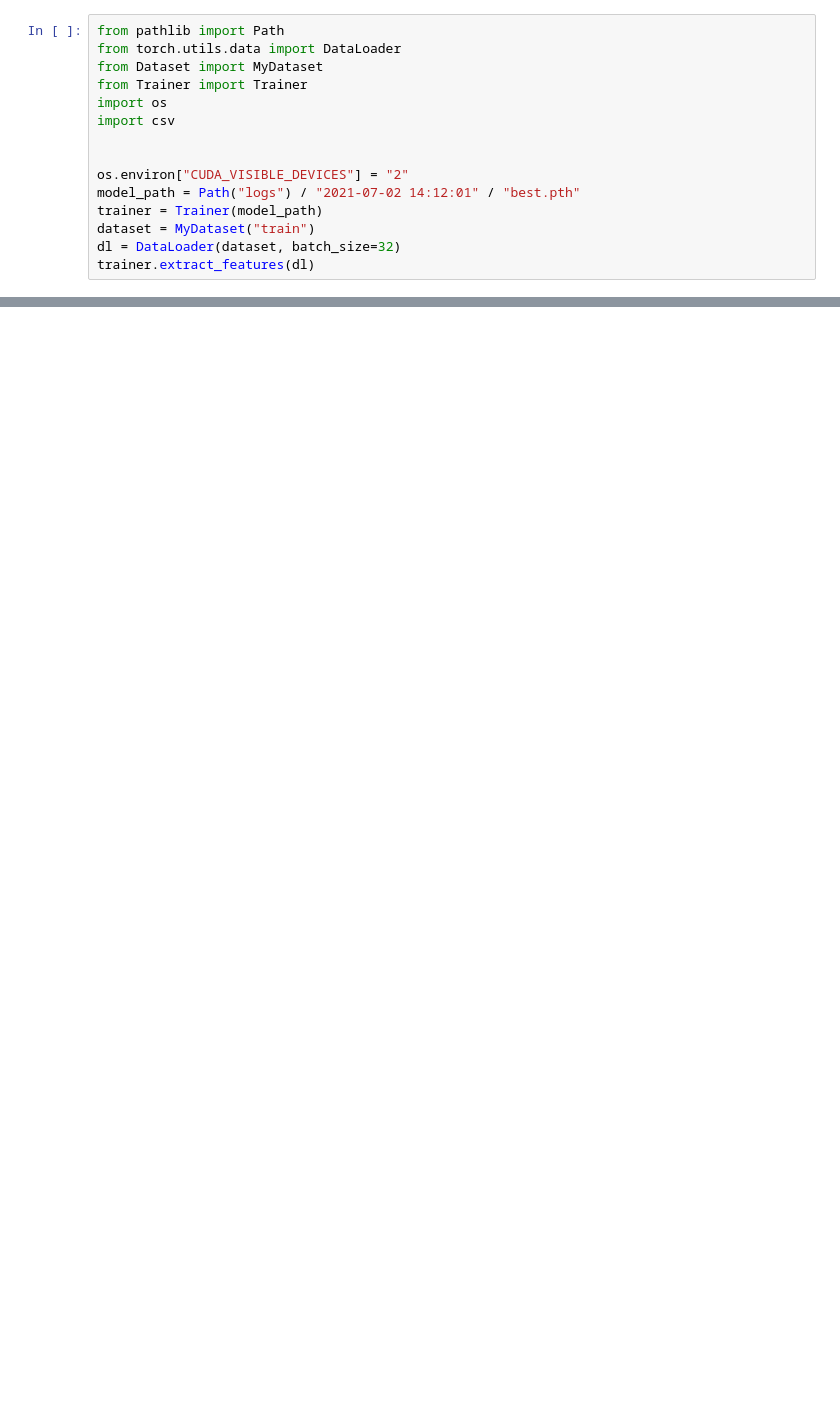
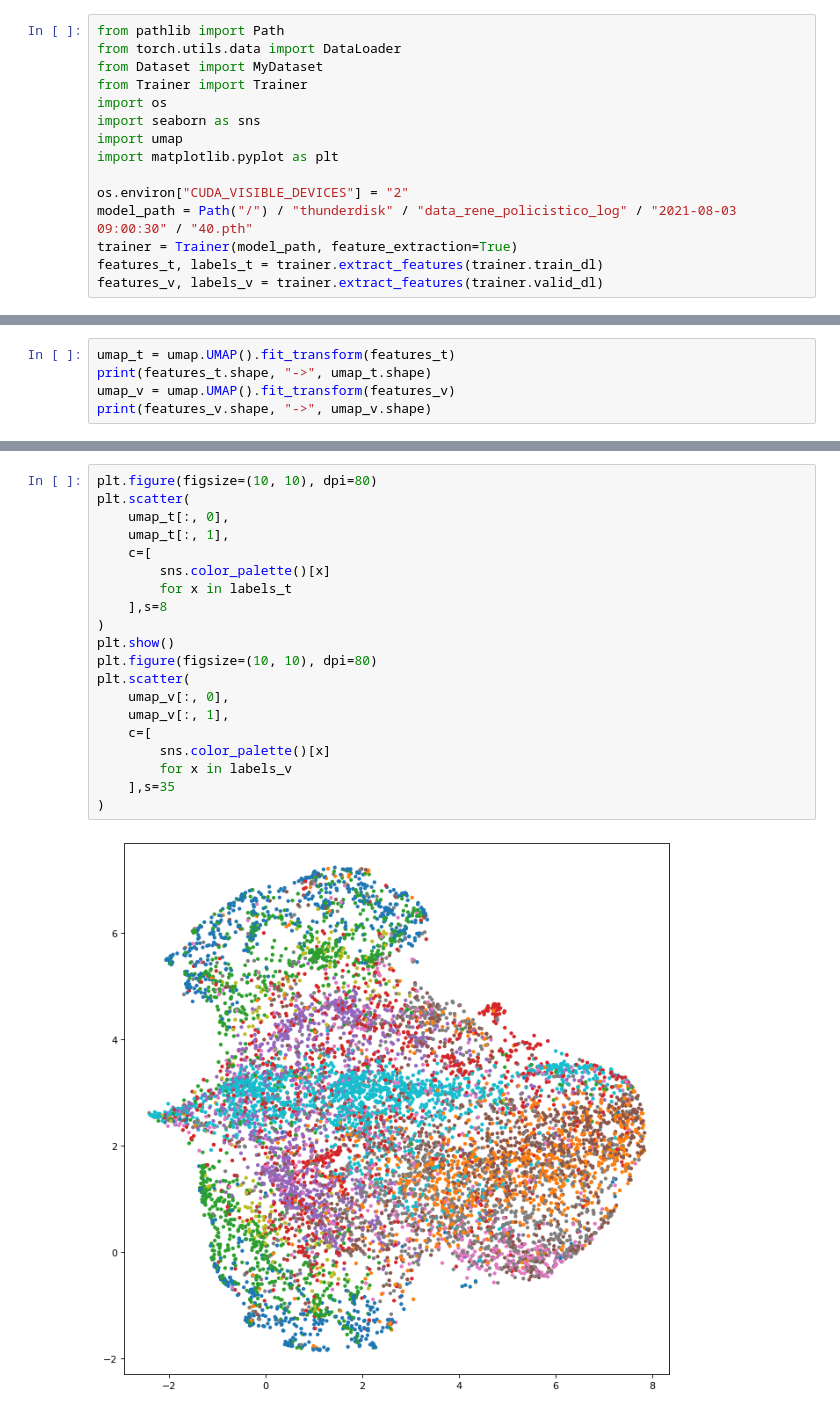
Before and after one commit to MarcoDiFrancesco/DeepGalaxies, a Jupyter notebook: extract-features.ipynb, the cells around one changed output, grey strips where cells are left out. Saved outputs shown, nothing was run; the diff lists cells and outputs as text; blank space fills up the shorter version.

Commit message:
Add feature extraction notebook

```diff
--- a/extract-features.ipynb
+++ b/extract-features.ipynb
@@ -4,13 +4,13 @@ from torch.utils.data import DataLoader
 from Dataset import MyDataset
 from Trainer import Trainer
 import os
-import csv
-
+import seaborn as sns
+import umap
+import matplotlib.pyplot as plt
 
 os.environ["CUDA_VISIBLE_DEVICES"] = "2"
-model_path = Path("logs") / "2021-07-02 14:12:01" / "best.pth"
-trainer = Trainer(model_path)
-dataset = MyDataset("train")
-dl = DataLoader(dataset, batch_size=32)
-trainer.extract_features(dl)
+model_path = Path("/") / "thunderdisk" / "data_rene_policistico_log" / "2021-08-03 09:00:30" / "40.pth"
+trainer = Trainer(model_path, feature_extraction=True)
+features_t, labels_t = trainer.extract_features(trainer.train_dl)
+features_v, labels_v = trainer.extract_features(trainer.valid_dl)
 # %% [output]
@@ -19,0 +20,5 @@ AttributeError: 'DataParallel' object has no attribute 'feature_extraction'
+# %%
+umap_t = umap.UMAP().fit_transform(features_t)
+print(features_t.shape, "->", umap_t.shape)
+umap_v = umap.UMAP().fit_transform(features_v)
+print(features_v.shape, "->", umap_v.shape)
@@ -19,0 +28,22 @@ AttributeError: 'DataParallel' object has no attribute 'feature_extraction'
+# %%
+plt.figure(figsize=(10, 10), dpi=80)
+plt.scatter(
+    umap_t[:, 0],
+    umap_t[:, 1],
+    c=[
+        sns.color_palette()[x]
+        for x in labels_t
+    ],s=8
+)
+plt.show()
+plt.figure(figsize=(10, 10), dpi=80)
+plt.scatter(
+    umap_v[:, 0],
+    umap_v[:, 1],
+    c=[
+        sns.color_palette()[x]
+        for x in labels_v
+    ],s=35
+)
+# %% [output]
+[figure, added]
```
Also changed, not shown: parts of 3 cells of this notebook, 5 other files.
